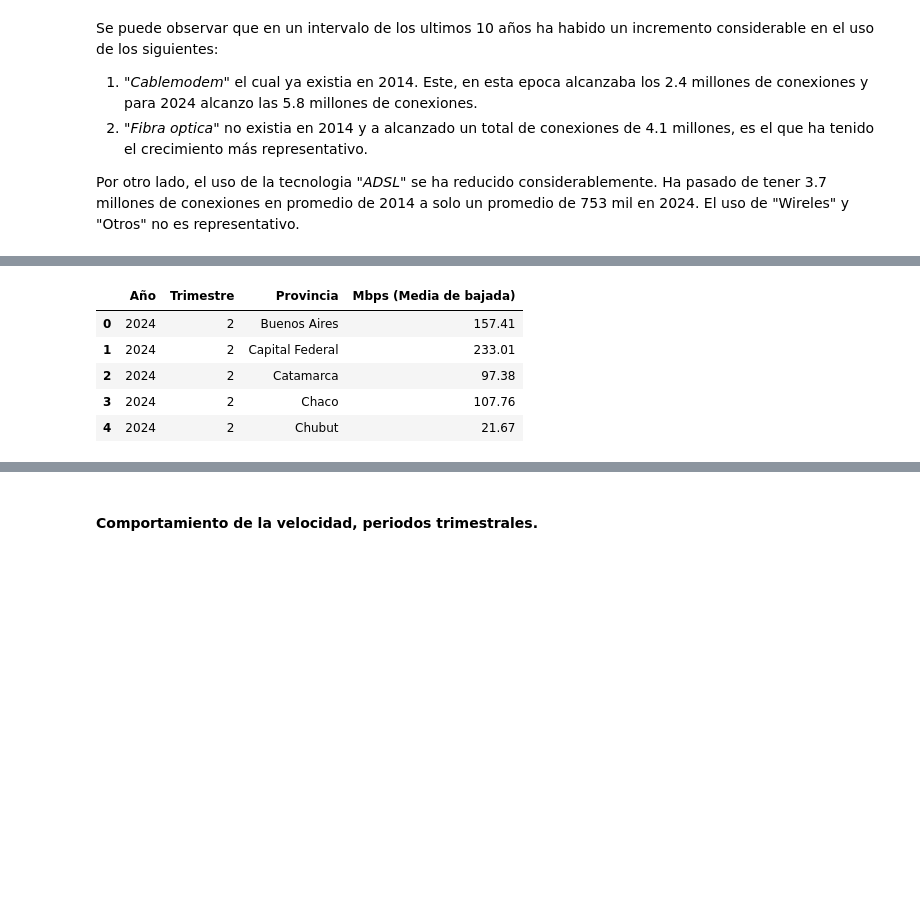
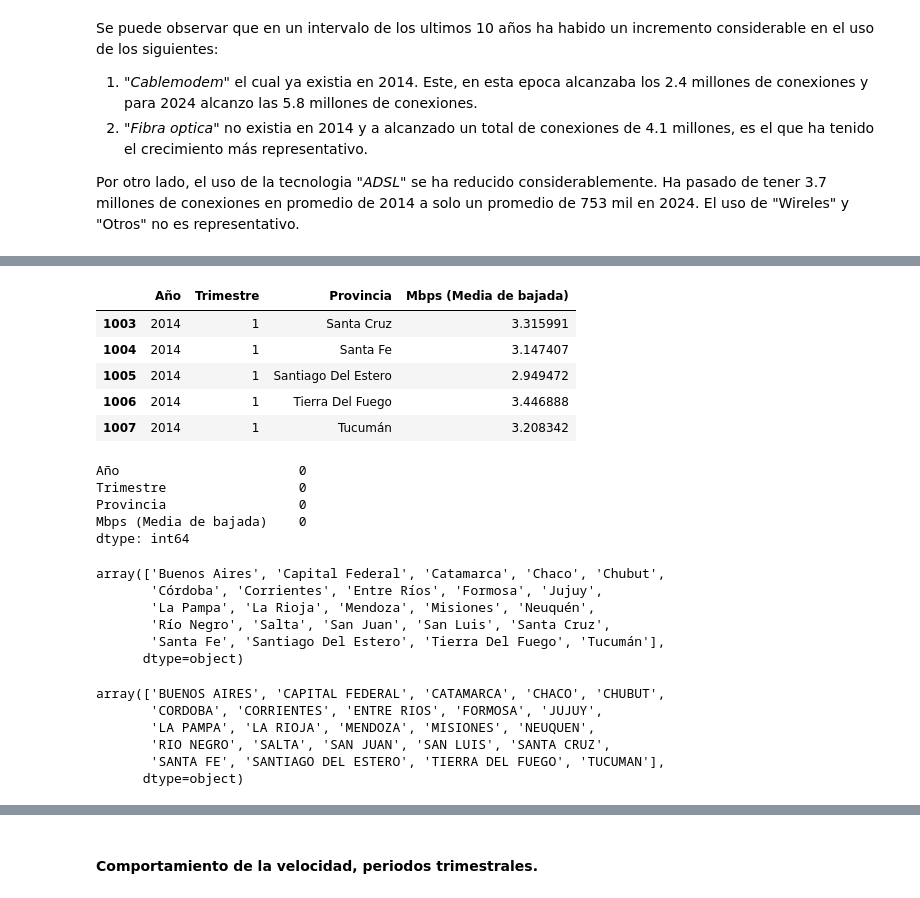
Before and after one commit to Anavig14/Individual2_Henry, a Jupyter notebook: ELT_internet.ipynb, the cells around one changed output, grey strips where cells are left out. Drawn from its saved outputs; the diff is of its cells as text; code cells hidden in the pictures; blank space fills up the shorter version.

```diff
--- a/ELT_internet.ipynb
+++ b/ELT_internet.ipynb
@@ -80,10 +451,28 @@ Por otro lado, el uso de la tecnologia *"ADSL"* se ha reducido considerablemente
 # %%
 df_velocidad = pd.read_excel('Internet.xlsx', sheet_name='Velocidad % por prov')
-df_velocidad.head()
+df_velocidad = df_velocidad.drop_duplicates()
+df_velocidad.tail()
 # %% [output]
 |  | Año | Trimestre | Provincia | Mbps (Media de bajada) |
-| 0 | 2024 | 2 | Buenos Aires | 157.41 |
-| 1 | 2024 | 2 | Capital Federal | 233.01 |
-| 2 | 2024 | 2 | Catamarca | 97.38 |
-| 3 | 2024 | 2 | Chaco | 107.76 |
-| 4 | 2024 | 2 | Chubut | 21.67 |
+| 1003 | 2014 | 1 | Santa Cruz | 3.315991 |
+| 1004 | 2014 | 1 | Santa Fe | 3.147407 |
+| 1005 | 2014 | 1 | Santiago Del Estero | 2.949472 |
+| 1006 | 2014 | 1 | Tierra Del Fuego | 3.446888 |
+| 1007 | 2014 | 1 | Tucumán | 3.208342 |
+# %%
+df_velocidad.isnull().sum() # Para identificar si hay valores nulos
+# %% [output]
+Año                       0
+Trimestre                 0
+Provincia                 0
+Mbps (Media de bajada)    0
+dtype: int64
+# %%
+df_velocidad['Provincia'].unique() # Quiero saber como estan los nombres para estandarizar a los de arriba.
+# %% [output]
+array(['Buenos Aires', 'Capital Federal', 'Catamarca', 'Chaco', 'Chubut',
+       'Córdoba', 'Corrientes', 'Entre Ríos', 'Formosa', 'Jujuy',
+       'La Pampa', 'La Rioja', 'Mendoza', 'Misiones', 'Neuquén',
+       'Río Negro', 'Salta', 'San Juan', 'San Luis', 'Santa Cruz',
+       'Santa Fe', 'Santiago Del Estero', 'Tierra Del Fuego', 'Tucumán'],
+      dtype=object)
@@ -89,0 +488,9 @@ df_velocidad.head()
+# %%
+df_velocidad['Provincia'].unique() # confirmo que todos los nombres son correctos
+# %% [output]
+array(['BUENOS AIRES', 'CAPITAL FEDERAL', 'CATAMARCA', 'CHACO', 'CHUBUT',
+       'CORDOBA', 'CORRIENTES', 'ENTRE RIOS', 'FORMOSA', 'JUJUY',
+       'LA PAMPA', 'LA RIOJA', 'MENDOZA', 'MISIONES', 'NEUQUEN',
+       'RIO NEGRO', 'SALTA', 'SAN JUAN', 'SAN LUIS', 'SANTA CRUZ',
+       'SANTA FE', 'SANTIAGO DEL ESTERO', 'TIERRA DEL FUEGO', 'TUCUMAN'],
+      dtype=object)
```
Also changed, not shown: parts of 109 cells of this notebook.
